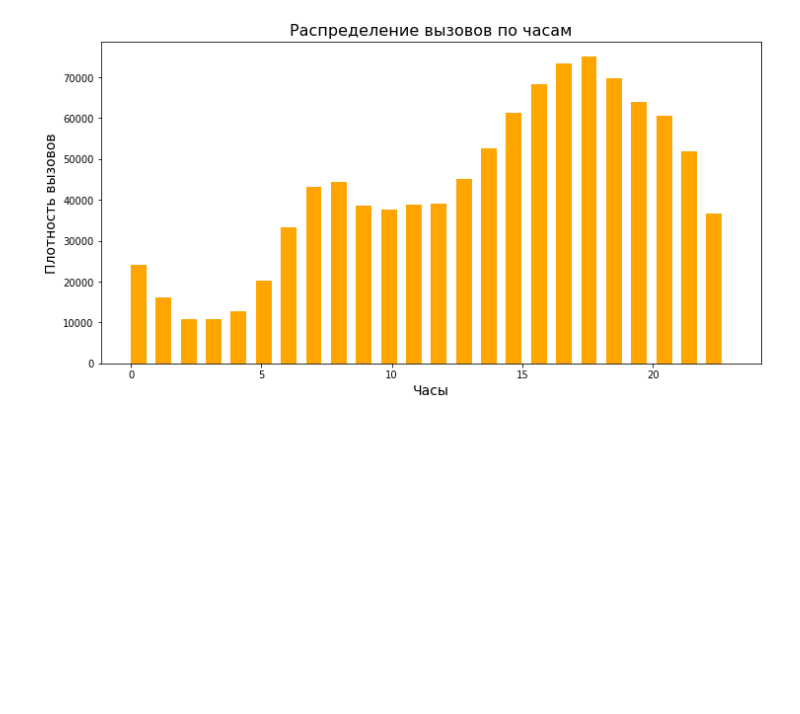
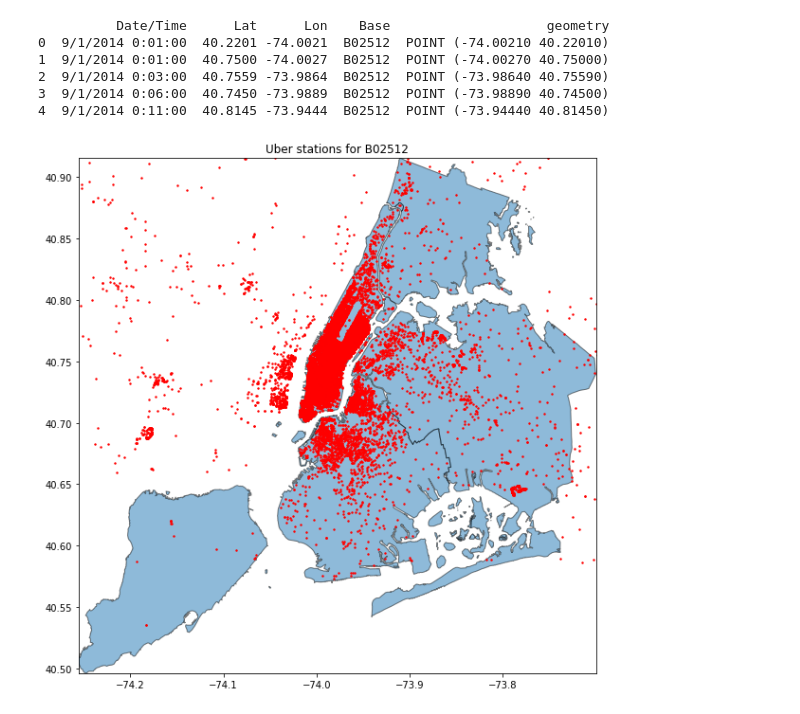
Before and after one commit to AnyaMankova/taxi, a Jupyter notebook: test.ipynb, the cells around one changed output. Saved outputs shown, nothing was run; the diff lists cells and outputs as text; code cells hidden in the pictures; blank space fills up the shorter version.

```diff
--- a/test.ipynb
+++ b/test.ipynb
@@ -1,21 +1,42 @@
 # %%
-import pandas as pd
+import geopandas as gpd
+from shapely.geometry import Point
 
-# и библиотеку для визуализации
-import matplotlib.pyplot as plt
 
-uber_df= pd.read_csv("uber-raw-data-sep14.csv")
-uber_df['Date/Time']= pd.to_datetime(uber_df['Date/Time'])
-uber_df["Hour"] = uber_df["Date/Time"].apply(lambda x: x.hour)
-fig,ax = plt.subplots(figsize = (12,6))
-# строим гистограмму распределения по часам
-plt.hist(uber_df.Hour, width= 0.6, bins=24, color= "orange")
-# подписываем оси
-plt.title("Распределение вызовов по часам", fontsize=16)
-plt.xlabel("Часы", fontsize=14)
-plt.ylabel("Плотность вызовов", fontsize=14)
-# сохраняем картинку
-plt.savefig('hours.png', dpi=120)
-plt.show()
+uber_df = pd.read_csv("uber-raw-data-sep14.csv")
+point_lst = [Point(xy) for xy in zip(uber_df['Lon'], uber_df['Lat'])]
+uber_gdf = gpd.GeoDataFrame(uber_df, crs='epsg:4326', geometry=point_lst)
+print(uber_gdf.head(5)) #смотрю, что добавилось поле geometry с точками
+
+#Нью-Йорк состоит из 5 округов: Бруклин, Квинс, Манхэттен, Бронкс и Статен-Айленд
+ny_gdf = gpd.read_file('ny') #считываю файл
+ny_gdf = ny_gdf.to_crs(4326) #изначально данные в формате wsg84, перевожу для сопоставления
+#ny_gdf.plot(figsize=(10, 10)) #вывожу карту на просмотр
+bounds = ny_gdf.total_bounds #вычисляю границы геодатафрейма ny_gdf
+
+# Группировка станций по идентификатору
+grouped_stations_gdf = uber_gdf.groupby('Base')
+#print(grouped_stations_gdf.head(5)) # проверка, что группировка выполнена верно
+
+# Цвета для каждой группы
+colors = ['red', 'green', 'blue', 'purple', 'orange']
+
+# Отображаем каждую группу точек на своей картинке
+for i, (name, group) in enumerate(grouped_stations_gdf):
+    # Создаем новый объект figure и axes для каждой картинки
+    fig, ax = plt.subplots(figsize=(10, 10))
+    ax.set_xlim(bounds[0], bounds[2])
+    ax.set_ylim(bounds[1], bounds[3])
+    ny_gdf.plot(ax=ax, alpha=0.5, edgecolor='k')
+    color = colors[i % len(colors)]
+    group.plot(ax=ax, color=color, label=name, markersize=2)
+    ax.set_title(f'Uber stations for {name}')
+    plt.show()
 # %% [output]
+          Date/Time      Lat      Lon    Base                    geometry
+0  9/1/2014 0:01:00  40.2201 -74.0021  B02512  POINT (-74.00210 40.22010)
+1  9/1/2014 0:01:00  40.7500 -74.0027  B02512  POINT (-74.00270 40.75000)
+2  9/1/2014 0:03:00  40.7559 -73.9864  B02512  POINT (-73.98640 40.75590)
+3  9/1/2014 0:06:00  40.7450 -73.9889  B02512  POINT (-73.98890 40.74500)
+4  9/1/2014 0:11:00  40.8145 -73.9444  B02512  POINT (-73.94440 40.81450)
-[figure, old version]
+[figure, new version]
```
Also changed, not shown: parts of 1 cell of this notebook, 4 other files.
